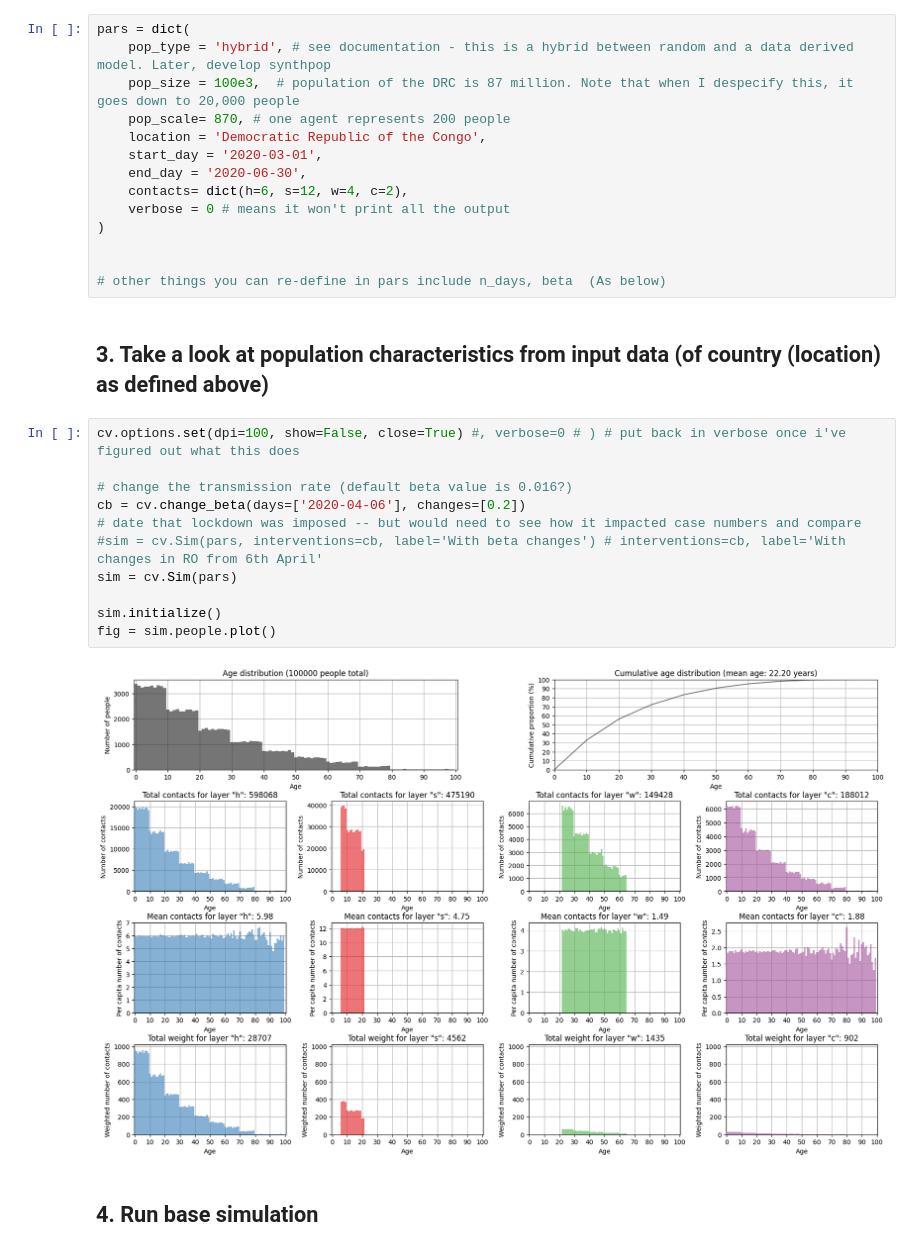
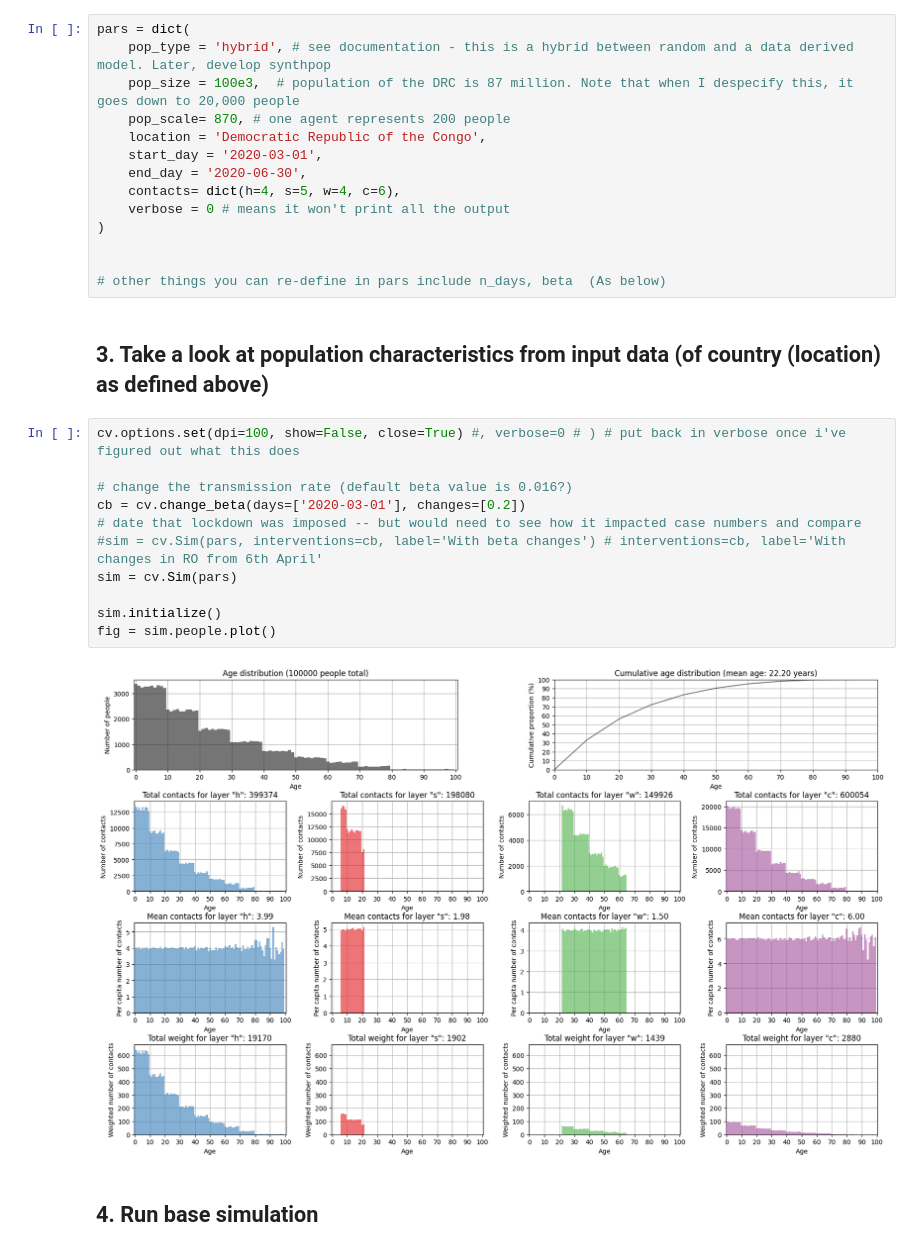
Before and after one commit to spet2094/covasim, a Jupyter notebook: docs/DRC/DRC_2020-Exploration only.ipynb, the cells around one changed output. Cells and saved outputs as stored; diff of their text form.

Commit message:
drc tests on R and contacts

```diff
--- a/docs/DRC/DRC_2020-Exploration only.ipynb
+++ b/docs/DRC/DRC_2020-Exploration only.ipynb
@@ -17,7 +17,7 @@ pars = dict(
     location = 'Democratic Republic of the Congo',
     start_day = '2020-03-01',
     end_day = '2020-06-30',
-    contacts= dict(h=6, s=12, w=4, c=2),
+    contacts= dict(h=4, s=5, w=4, c=6),
     verbose = 0 # means it won't print all the output
 )
 
@@ -28,16 +28,16 @@ pars = dict(
 # %%
 cv.options.set(dpi=100, show=False, close=True) #, verbose=0 # ) # put back in verbose once i've figured out what this does
 
 # change the transmission rate (default beta value is 0.016?)
-cb = cv.change_beta(days=['2020-04-06'], changes=[0.2])
+cb = cv.change_beta(days=['2020-03-01'], changes=[0.2])
 # date that lockdown was imposed -- but would need to see how it impacted case numbers and compare
 #sim = cv.Sim(pars, interventions=cb, label='With beta changes') # interventions=cb, label='With changes in RO from 6th April'
 sim = cv.Sim(pars)
 
 sim.initialize()
 fig = sim.people.plot()
 # %% [output]
-[figure, old version]
+[figure, new version]
 # %% [markdown]
 ## 4. Run base simulation
 # %%
```
Also changed, not shown: parts of 3 cells of this notebook, 22 other files.
